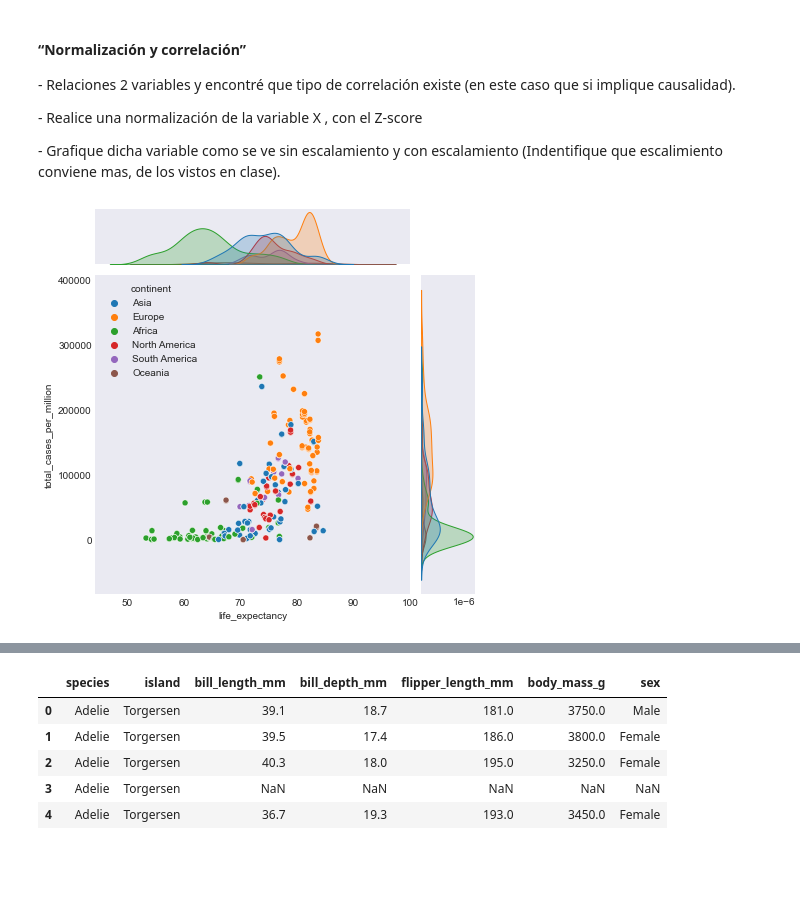
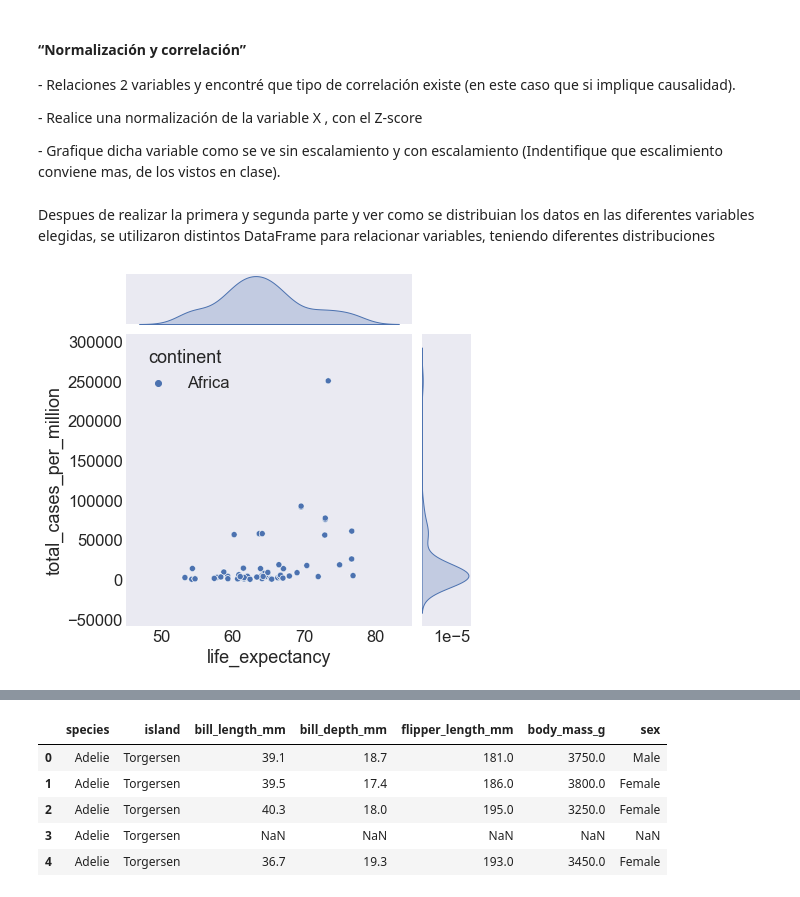
Before and after one commit to ClduranGuajardo/Curso_Ciencia_de_Datos_Kibernum, a Jupyter notebook: Evaluacion_Final_M4_Claudio_Duran/Evaluacion_Final_M4_Claudio_Duran.ipynb, the cells around one changed output, grey strips where cells are left out. Drawn from its saved outputs; the diff is of its cells as text; code cells hidden in the pictures; blank space fills up the shorter version.

```diff
--- a/Evaluacion_Final_M4_Claudio_Duran/Evaluacion_Final_M4_Claudio_Duran.ipynb
+++ b/Evaluacion_Final_M4_Claudio_Duran/Evaluacion_Final_M4_Claudio_Duran.ipynb
@@ -1179,5 +1187,8 @@ covid_2022_corr = covid_2022[['iso_code','continent','location','date','total_ca
+# %% [markdown]
+Despues de realizar la primera y segunda parte y ver como se distribuian los datos en las diferentes variables elegidas, se utilizaron distintos DataFrame para relacionar variables, teniendo diferentes distribuciones
 # %%
-sns.jointplot(data=covid_2022_corr, x='life_expectancy', y='total_cases_per_million', hue='continent')
+# Se eligió el DataFrame de Africa porque la expectativa de vida se asemeja a una normal
+sns.jointplot(data=covid_2022_Africa, x='life_expectancy', y='total_cases_per_million', hue='continent')
 plt.show()
 # %% [output]
-[figure, old version]
+[figure, new version]
```
Also changed, not shown: parts of 110 cells of this notebook.
